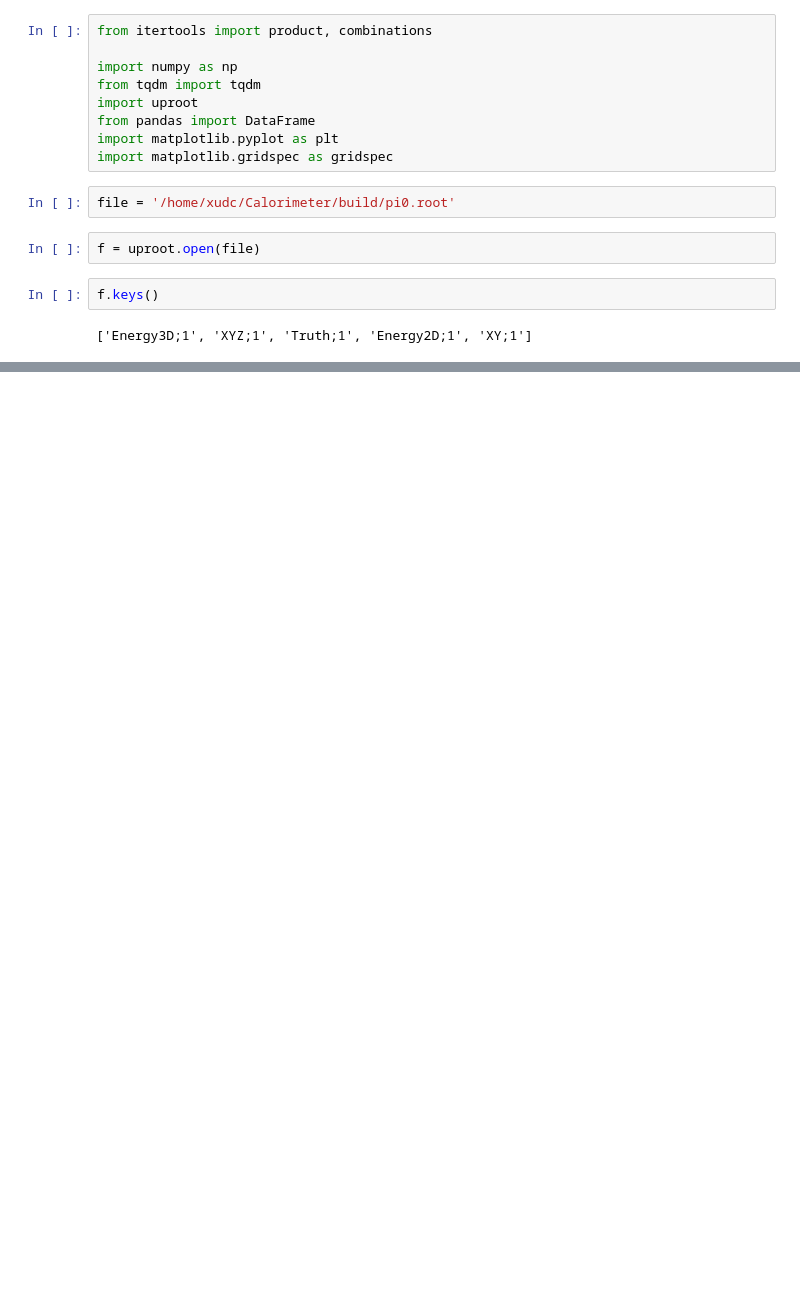
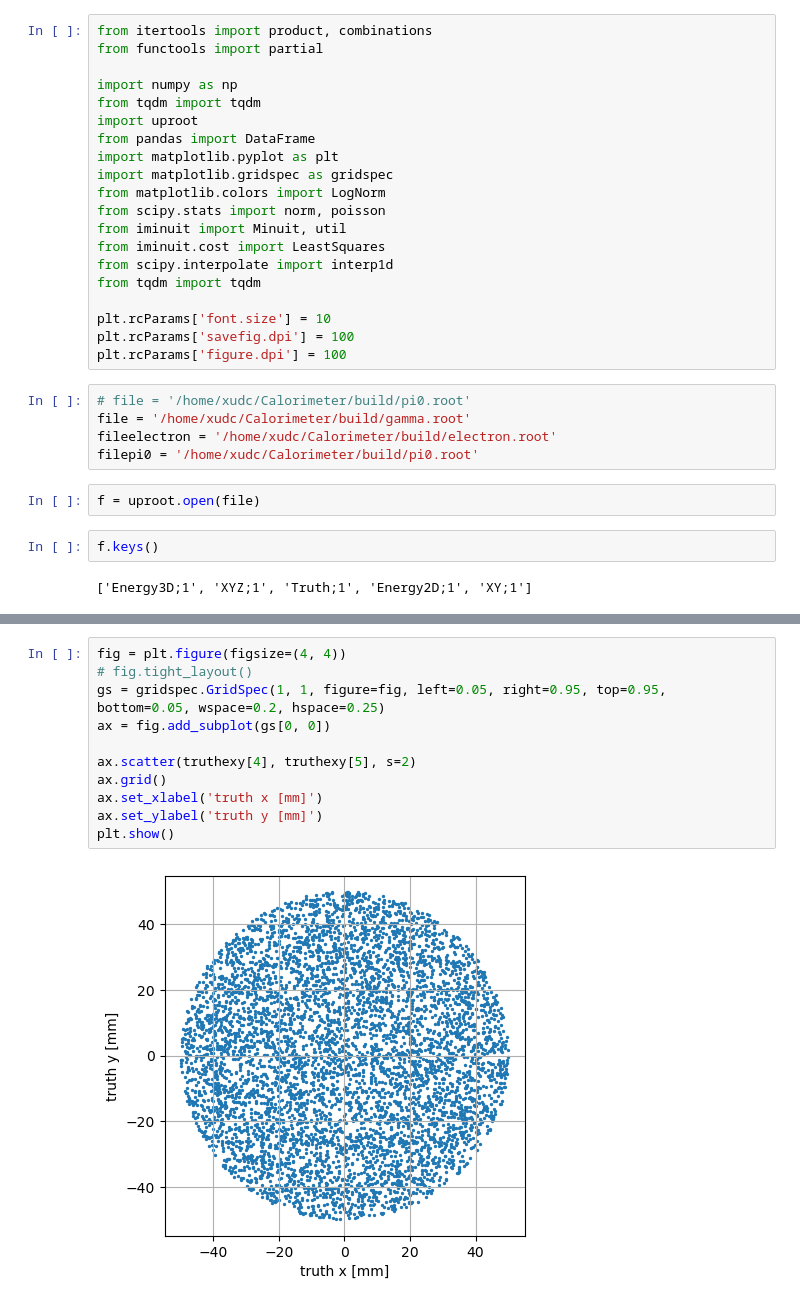
Before and after one commit to dachengx/Calorimeter, a Jupyter notebook: Energy.ipynb, the cells around one changed output, grey strips where cells are left out. Cells and saved outputs as stored; diff of their text form; blank space fills up the shorter version.

```diff
--- a/Energy.ipynb
+++ b/Energy.ipynb
@@ -1,5 +1,6 @@
 # %%
 from itertools import product, combinations
+from functools import partial
 
 import numpy as np
 from tqdm import tqdm
@@ -7,8 +8,21 @@ import uproot
 from pandas import DataFrame
 import matplotlib.pyplot as plt
 import matplotlib.gridspec as gridspec
+from matplotlib.colors import LogNorm
+from scipy.stats import norm, poisson
+from iminuit import Minuit, util
+from iminuit.cost import LeastSquares
+from scipy.interpolate import interp1d
+from tqdm import tqdm
+
+plt.rcParams['font.size'] = 10
+plt.rcParams['savefig.dpi'] = 100
+plt.rcParams['figure.dpi'] = 100
 # %%
-file = '/home/xudc/Calorimeter/build/pi0.root'
+# file = '/home/xudc/Calorimeter/build/pi0.root'
+file = '/home/xudc/Calorimeter/build/gamma.root'
+fileelectron = '/home/xudc/Calorimeter/build/electron.root'
+filepi0 = '/home/xudc/Calorimeter/build/pi0.root'
 # %%
 f = uproot.open(file)
 # %%
@@ -33,0 +42,13 @@ truthexy = np.vstack([truth[e].array(library='np') for e in tqdm(truth.keys())])
+# %%
+fig = plt.figure(figsize=(4, 4))
+# fig.tight_layout()
+gs = gridspec.GridSpec(1, 1, figure=fig, left=0.05, right=0.95, top=0.95, bottom=0.05, wspace=0.2, hspace=0.25)
+ax = fig.add_subplot(gs[0, 0])
+
+ax.scatter(truthexy[4], truthexy[5], s=2)
+ax.grid()
+ax.set_xlabel('truth x [mm]')
+ax.set_ylabel('truth y [mm]')
+plt.show()
+# %% [output]
+[figure, new version]
```
Also changed, not shown: parts of 39 cells of this notebook.
